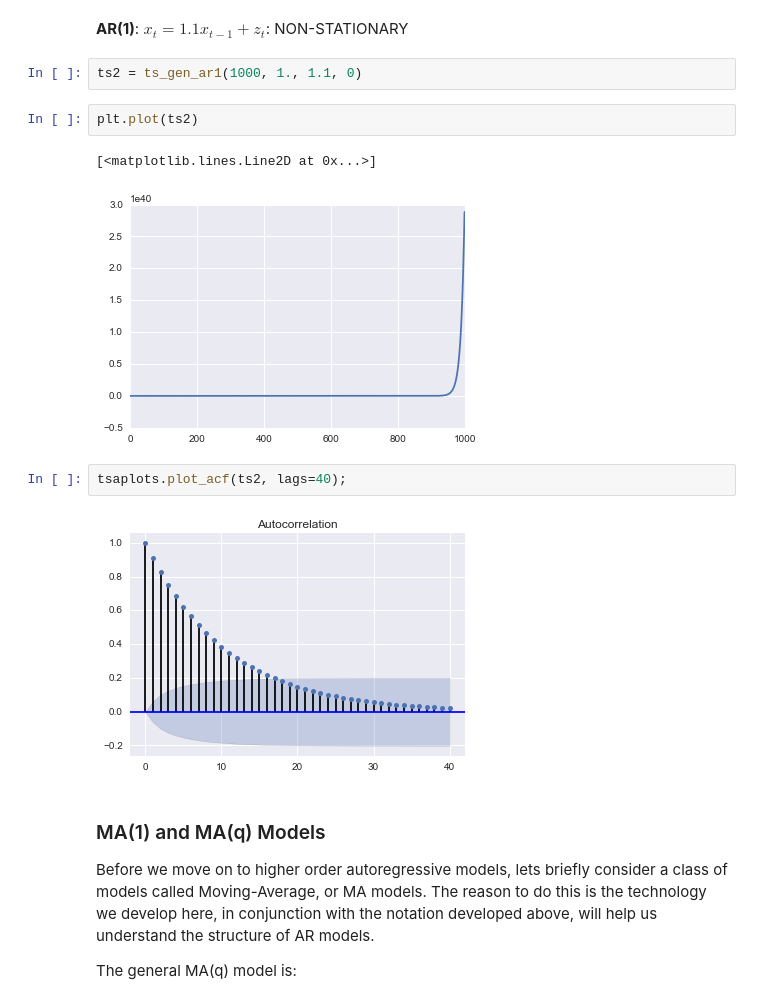
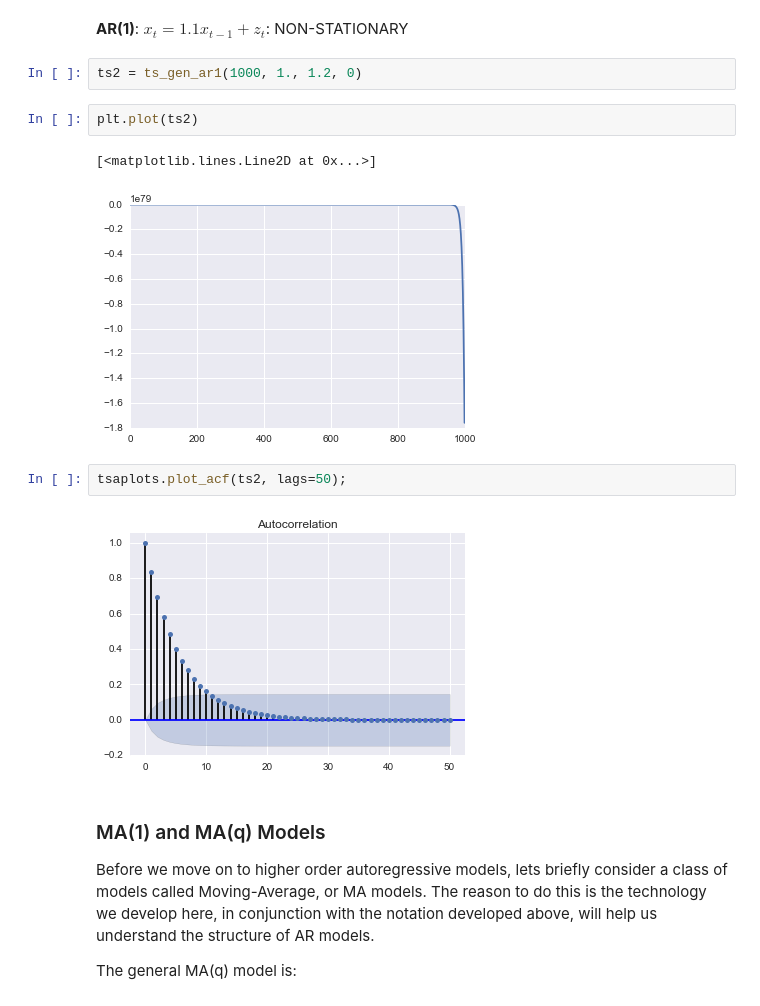
Before and after one commit to xdai1091/2016, a Jupyter notebook: Lectures/Lecture17_TimeSeries.ipynb, the cells around one changed output. Drawn from its saved outputs; the diff is of its cells as text.

```diff
--- a/Lectures/Lecture17_TimeSeries.ipynb
+++ b/Lectures/Lecture17_TimeSeries.ipynb
@@ -380,16 +380,16 @@ See the negative terms that come from the $\alpha_1^k$ term in the ACF.
 # %% [markdown]
 **AR(1)**: $x_t = 1.1x_{t-1} + z_t$: NON-STATIONARY
 # %%
-ts2 = ts_gen_ar1(1000, 1., 1.1, 0)
+ts2 = ts_gen_ar1(1000, 1., 1.2, 0)
 # %%
 plt.plot(ts2)
 # %% [output]
 [<matplotlib.lines.Line2D at 0x...>]
-[figure, old version]
+[figure, new version]
 # %%
-tsaplots.plot_acf(ts2, lags=40);
+tsaplots.plot_acf(ts2, lags=50);
 # %% [output]
-[figure, old version]
+[figure, new version]
 # %% [markdown]
 ### MA(1) and MA(q) Models
 
```
Also changed, not shown: parts of 68 cells of this notebook, 5 other files.
